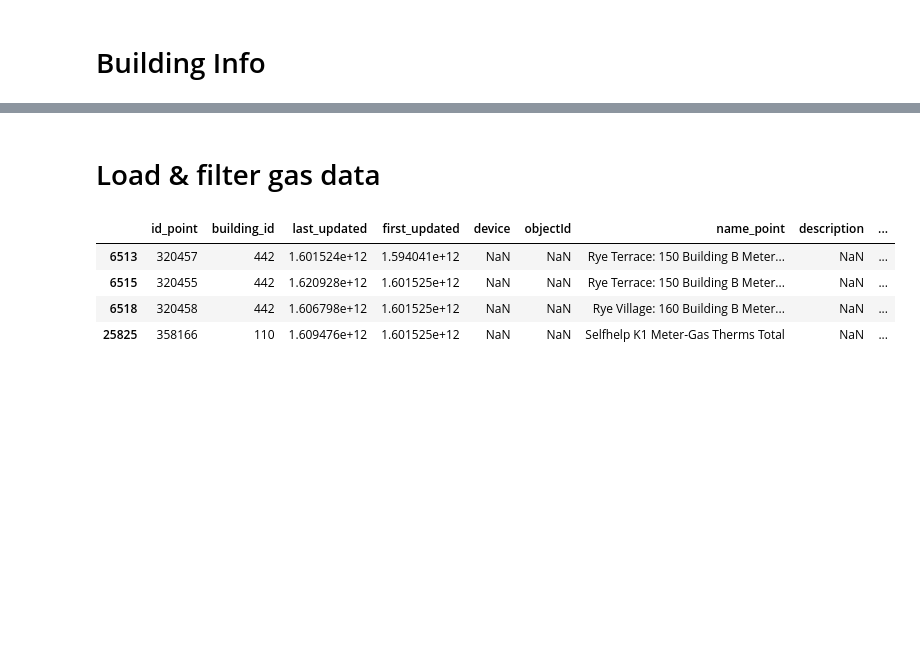
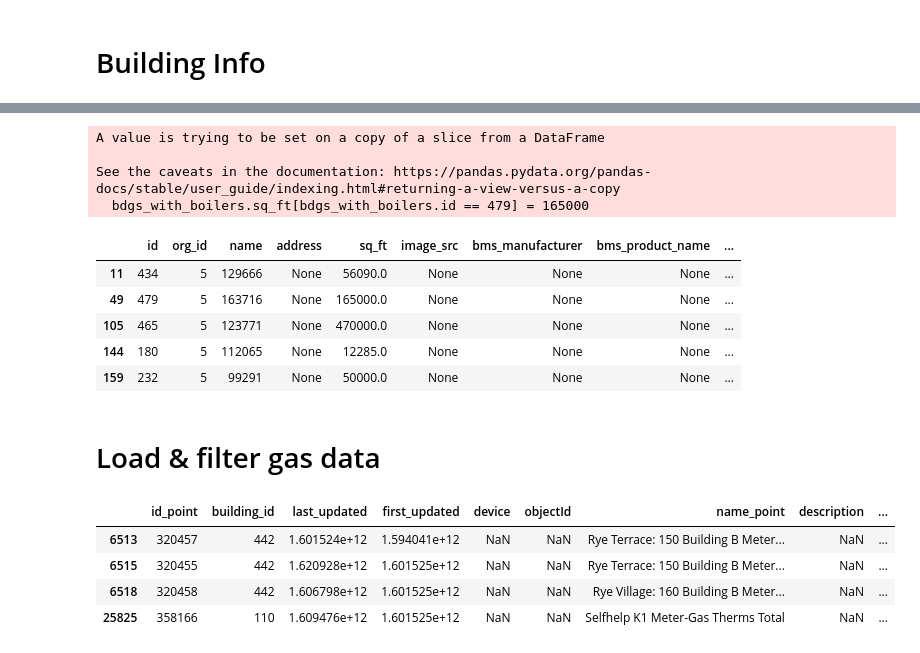
Before and after one commit to PengkunLiu/RTEM_CMU, a Jupyter notebook: RTEM Jupyter Notebook/a-rtem-heating-energy.ipynb, the cells around one changed output, grey strips where cells are left out. Drawn from its saved outputs; the diff is of its cells as text; code cells hidden in the pictures; blank space fills up the shorter version.

```diff
--- a/RTEM Jupyter Notebook/a-rtem-heating-energy.ipynb
+++ b/RTEM Jupyter Notebook/a-rtem-heating-energy.ipynb
@@ -327,3 +499,18 @@ bdgs = client.get_all_buildings()
+# %%
+# Pittsford Sutherland High School: building id 479
+# Area estimated from Google Map: 165,000 sqft
+bdgs_with_boilers.sq_ft[bdgs_with_boilers.id == 479] = 165000
+# %% [output]
+A value is trying to be set on a copy of a slice from a DataFrame
+
+See the caveats in the documentation: https://pandas.pydata.org/pandas-docs/stable/user_guide/indexing.html#returning-a-view-versus-a-copy
+  bdgs_with_boilers.sq_ft[bdgs_with_boilers.id == 479] = 165000
+|  | id | org_id | name | address | sq_ft | image_src | bms_manufacturer | bms_product_name | ... |
+| 11 | 434 | 5 | 129666 | None | 56090.0 | None | None | None | ... |
+| 49 | 479 | 5 | 163716 | None | 165000.0 | None | None | None | ... |
+| 105 | 465 | 5 | 123771 | None | 470000.0 | None | None | None | ... |
+| 144 | 180 | 5 | 112065 | None | 12285.0 | None | None | None | ... |
+| 159 | 232 | 5 | 99291 | None | 50000.0 | None | None | None | ... |
 # %% [markdown]
 # Load & filter gas data
 # %%
```
Also changed, not shown: parts of 21 cells of this notebook, 1 other file.
